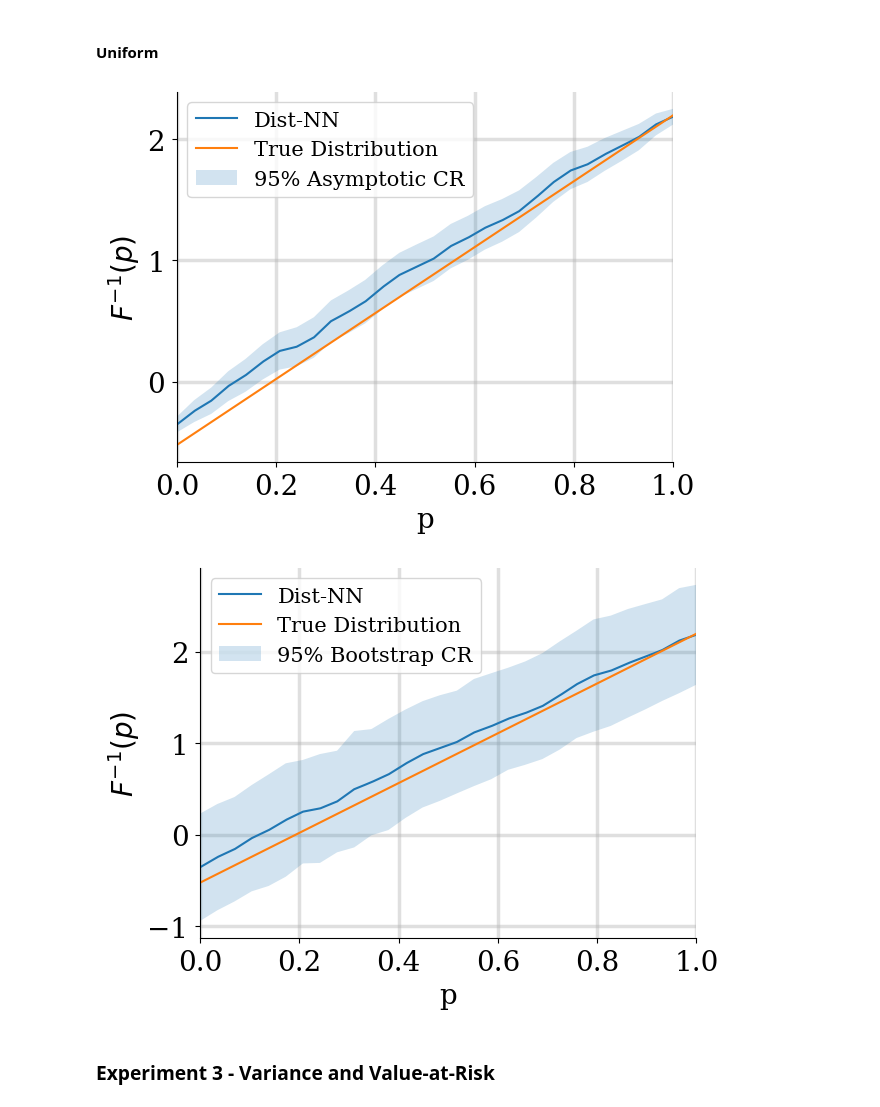
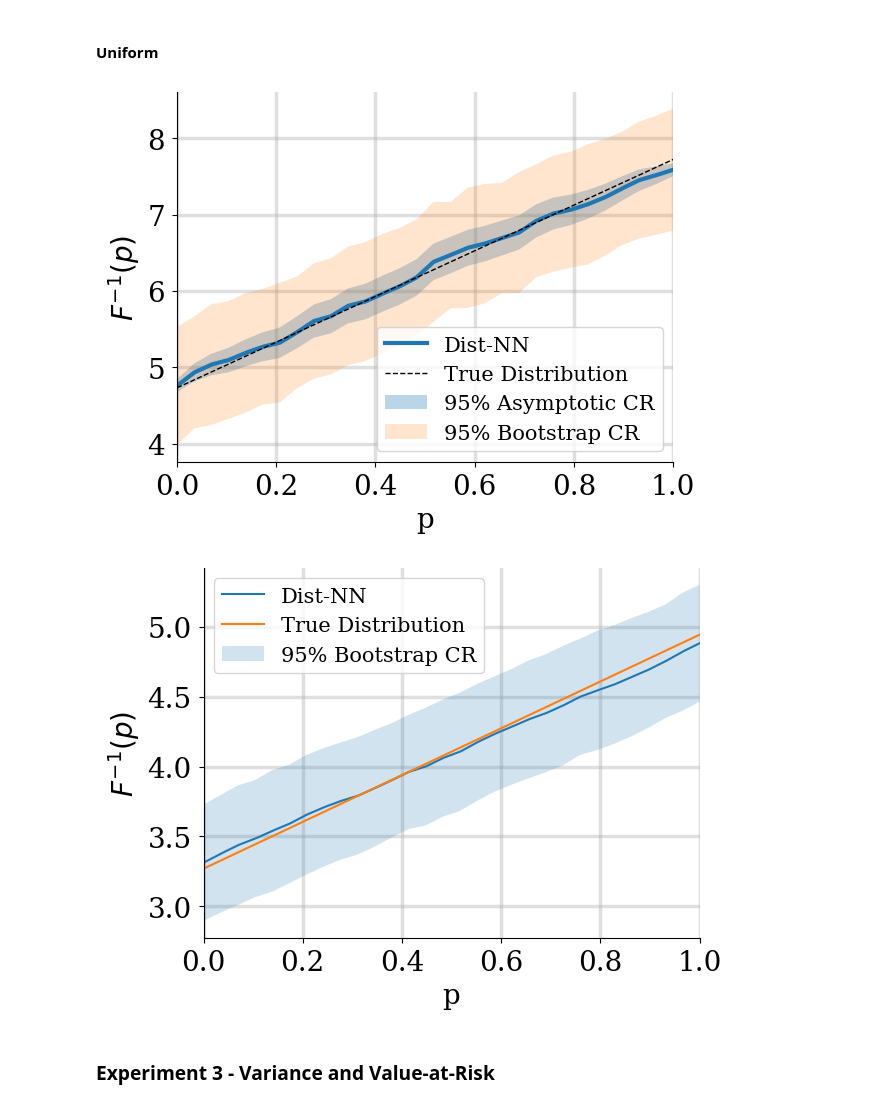
Before and after one commit to jacobf18/Dist-NN, a Jupyter notebook: nearest_neighbors.ipynb, the cells around one changed output. Cells and saved outputs as stored; diff of their text form; code cells hidden in the pictures.

Commit message:
updated confidence region code

```diff
--- a/nearest_neighbors.ipynb
+++ b/nearest_neighbors.ipynb
@@ -839,7 +839,7 @@ def get_variance_bootstrap(
     return np.var(barycenters, axis=0)
 # %%
 M = 100
-N = 20
+N = 30
 n = 30
 
 mean_rows = np.random.uniform(-5,5,M)
@@ -928,7 +908,7 @@ plt.show()
 #### Uniform
 # %%
 M = 100
-N = 20
+N = 30
 n = 30
 
 mean_rows = np.random.uniform(-5,5,M)
@@ -951,34 +931,48 @@ est_dist = estimate_row(data_table, mask, 0, d, eta)
 # %%
 x = np.linspace(0, 1, num = 1000)
 steps = [i / (n+1) for i in range(1,n+1)]
-
-neighbor_dists = [true_dists[i,0] for i in range(M) if d[i] < eta] # get the neighbors
-std = np.array([np.sqrt(get_variance_exact(s, n, neighbor_dists)) for s in steps]) # get the true asymptotic standard deviation
-top = est_dist + (1.96 * std) # 95% confidence region
-bottom = est_dist - (1.96 * std) # 95% confidence region
 
 mpl.rcParams['legend.fontsize'] = 15 # font size for legend
 
 plt.figure()
 # plt.step(steps, est_dist, where='post', label='Dist-NN')
 # plt.plot(steps, est_dist, label='Dist-NN')
-plt.plot(x, np.quantile(est_dist, x), label='Dist-NN')
-plt.plot(x,true_dists[0,0].ppf(x), label='True Distribution')
+plt.plot(x, np.quantile(est_dist, x), label='Dist-NN', linewidth=3)
+plt.plot(x,true_dists[0,0].ppf(x), label='True Distribution', linewidth=1, linestyle='--', color='k')
 plt.xlabel('p')
 plt.xlim([0,1])
 plt.ylabel('$F^{-1}(p)$')
-plt.fill_between(x, np.quantile(bottom, x), np.quantile(top, x), alpha=0.2, interpolate=False, label='95% Asymptotic CR')
+
+neighbor_dists = [true_dists[i,0] for i in range(M) if d[i] < eta] # get the neighbors
+std = np.array([np.sqrt(get_variance_exact(s, n, neighbor_dists)) for s in steps]) # get the true asymptotic standard deviation
+top = est_dist + (1.96 * std) # 95% confidence region
+bottom = est_dist - (1.96 * std) # 95% confidence region
+plt.fill_between(x, np.quantile(bottom, x), np.quantile(top, x),
+                 alpha=0.3,
+                 interpolate=False,
+                 label='95% Asymptotic CR')
+
+
+neighbor_dists = [true_dists[i,0] for i in range(M) if d[i] < eta] # get the neighbors
+std = np.sqrt(get_variance_bootstrap(n,data_table[d < eta, 0, :],20,20)) # get the true asymptotic standard deviation
+top = est_dist + (1.96 * std) # 95% confidence region
+bottom = est_dist - (1.96 * std) # 95% confidence region
+
+plt.fill_between(x, np.quantile(bottom, x), np.quantile(top, x),
+                 alpha=0.2,
+                 interpolate=False,
+                 label='95% Bootstrap CR')
+
 plt.legend()
-
 ax = plt.gca()
 ax.spines['top'].set_visible(False)
 ax.spines['right'].set_visible(False)
 ax.grid(True, alpha=0.4)
 
-plt.savefig("figures/unif-confidence-region-true.pdf", bbox_inches="tight")
+plt.savefig("figures/unif-confidence-region.pdf", bbox_inches="tight")
 plt.show()
 # %% [output]
-[figure, old version]
+[figure, new version]
 # %%
 x = np.linspace(0, 1, num = 1000)
 steps = [i / (n+1) for i in range(1,n+1)]
@@ -1009,10 +1003,10 @@ ax.spines['top'].set_visible(False)
 ax.spines['right'].set_visible(False)
 ax.grid(True, alpha=0.4)
 
-plt.savefig("figures/unif-confidence-region-bootstrap.pdf", bbox_inches="tight")
+# plt.savefig("figures/unif-confidence-region-bootstrap.pdf", bbox_inches="tight")
 plt.show()
 # %% [output]
-[figure, old version]
+[figure, new version]
 # %% [markdown]
 ### Experiment 3 - Variance and Value-at-Risk
 # %%
```
Also changed, not shown: parts of 2 cells of this notebook.
